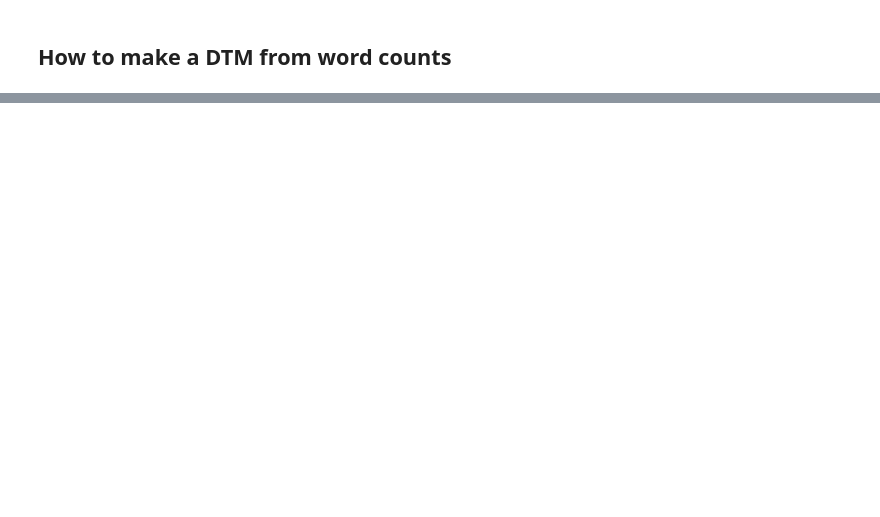
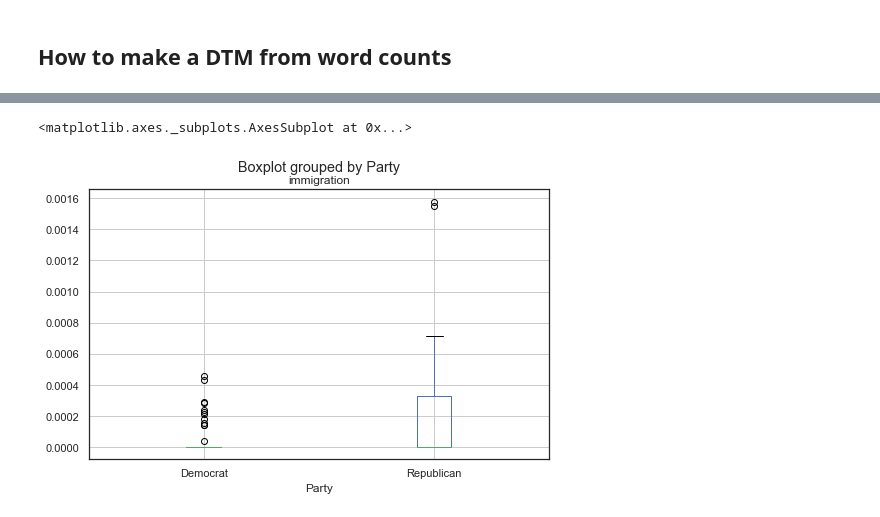
Before and after one commit to quadrismegistus/literarytextmining, a Jupyter notebook: 06_dtm/6A_document_term_matrices.ipynb, the cells around one changed output, grey strips where cells are left out. Drawn from its saved outputs; the diff is of its cells as text; code cells hidden in the pictures; blank space fills up the shorter version.

```diff
--- a/06_dtm/6A_document_term_matrices.ipynb
+++ b/06_dtm/6A_document_term_matrices.ipynb
@@ -328,0 +225,6 @@ array([[ 0.        ,  7.97209924,  6.42971805,  7.29721741,  5.94779213,
+# %%
+# Immigration?
+df_all.boxplot('immigration',by='Party',figsize=(8,5))
+# %% [output]
+<matplotlib.axes._subplots.AxesSubplot at 0x...>
+[figure, added]
```
Also changed, not shown: parts of 124 cells of this notebook.
